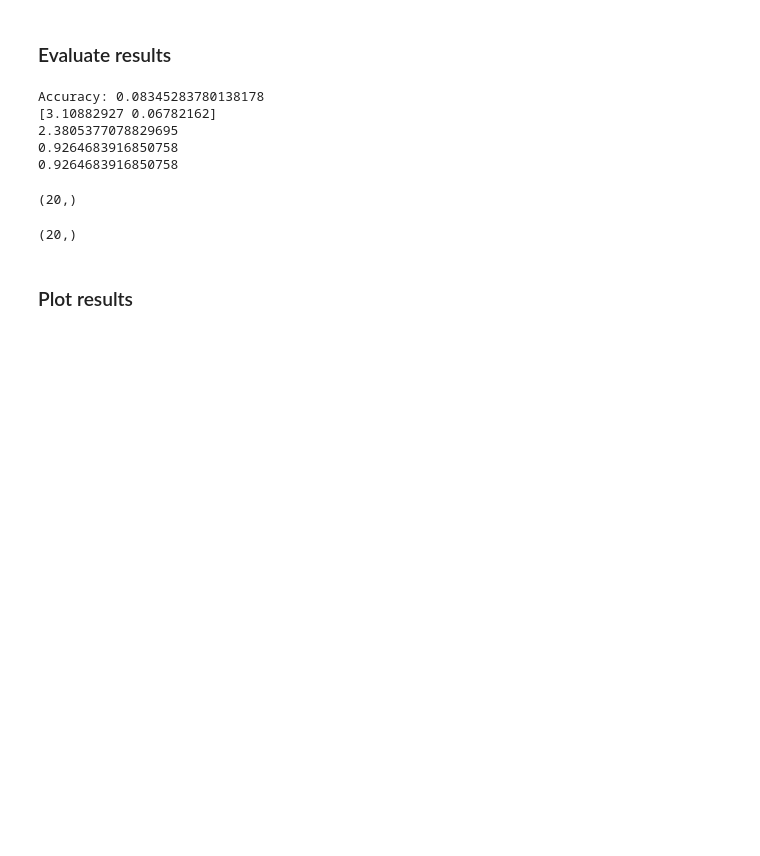
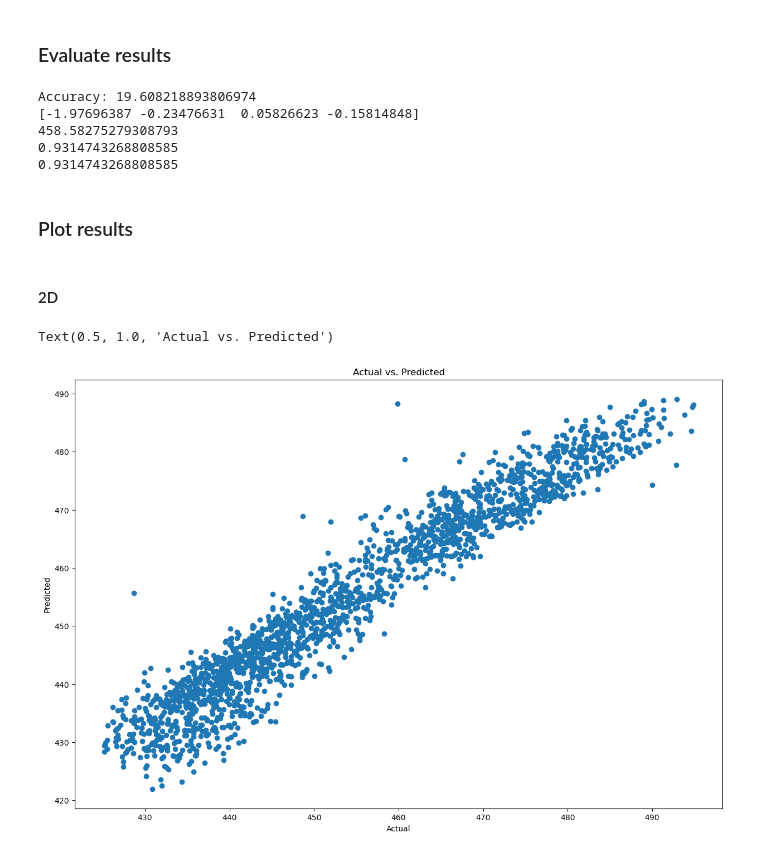
Before and after one commit to bc913/ai_ml_notes, a Jupyter notebook: jupyter/linear_reg.ipynb, the cells around one changed output. Cells and saved outputs as stored; diff of their text form; code cells hidden in the pictures; blank space fills up the shorter version.

```diff
--- a/jupyter/linear_reg.ipynb
+++ b/jupyter/linear_reg.ipynb
@@ -83,0 +87,3 @@ plt.show()
+# %%
+data_df = pd.read_csv('files/combined_cycle_data.csv')
+data_df.head()
@@ -84,13 +97,14 @@ plt.show()
 # %% [markdown]
 ### Prepare Data
 # %%
-x_data = np.random.rand(100, 2)
-y_data = np.add(2.0, np.multiply(3.0, x_data[:, 0]))+ np.random.rand(100)
-'''
-x = [
-    [0, 1], [5, 1], [15, 2], [25, 5], [35, 11], [45, 15], [55, 34], [60, 35]
-]
-y = [4, 5, 20, 14, 32, 22, 38, 43]
-x_data, y_data = np.array(x), np.array(y)
-'''
-y_data.shape
+x_data = data_df.drop(['PE'], axis=1).values
+y_data = data_df['PE'].values
+# x_data = np.random.rand(100, 2)
+# y_data = np.add(2.0, np.multiply(3.0, x_data[:, 0]))+ np.random.rand(100)
+# '''
+# x = [
+#     [0, 1], [5, 1], [15, 2], [25, 5], [35, 11], [45, 15], [55, 34], [60, 35]
+# ]
+# y = [4, 5, 20, 14, 32, 22, 38, 43]
+# x_data, y_data = np.array(x), np.array(y)
+# '''
@@ -131,19 +141,21 @@ print(intercept)
 print(coeff_of_determination)
 print(r2)
 # %% [output]
-Accuracy: 0.08345283780138178
-[3.10882927 0.06782162]
-2.3805377078829695
-0.9264683916850758
-0.9264683916850758
+Accuracy: 19.608218893806974
+[-1.97696387 -0.23476631  0.05826623 -0.15814848]
+458.58275279308793
+0.9314743268808585
+0.9314743268808585
-# %%
-x_test[:, 0].shape
-# %% [output]
-(20,)
-# %%
-osman = x_data[:, 0].reshape(-1,1)
-y_pred.shape
-# %% [output]
-(20,)
 # %% [markdown]
 ### Plot results
+# %% [markdown]
+#### 2D
+# %%
+plt.figure(figsize=(15,10))
+plt.scatter(y_test, y_pred)
+plt.xlabel('Actual')
+plt.ylabel('Predicted')
+plt.title('Actual vs. Predicted')
+# %% [output]
+Text(0.5, 1.0, 'Actual vs. Predicted')
+[figure, added]
```
Also changed, not shown: parts of 8 cells of this notebook, 1 other file.
